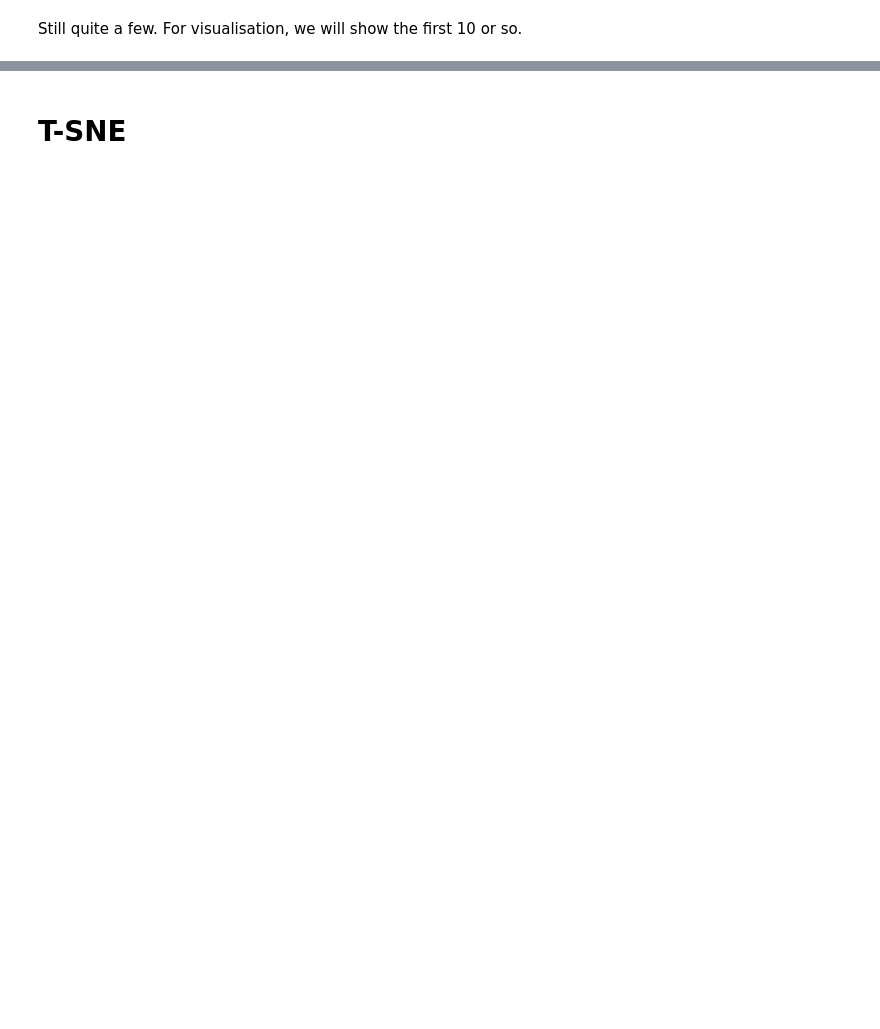
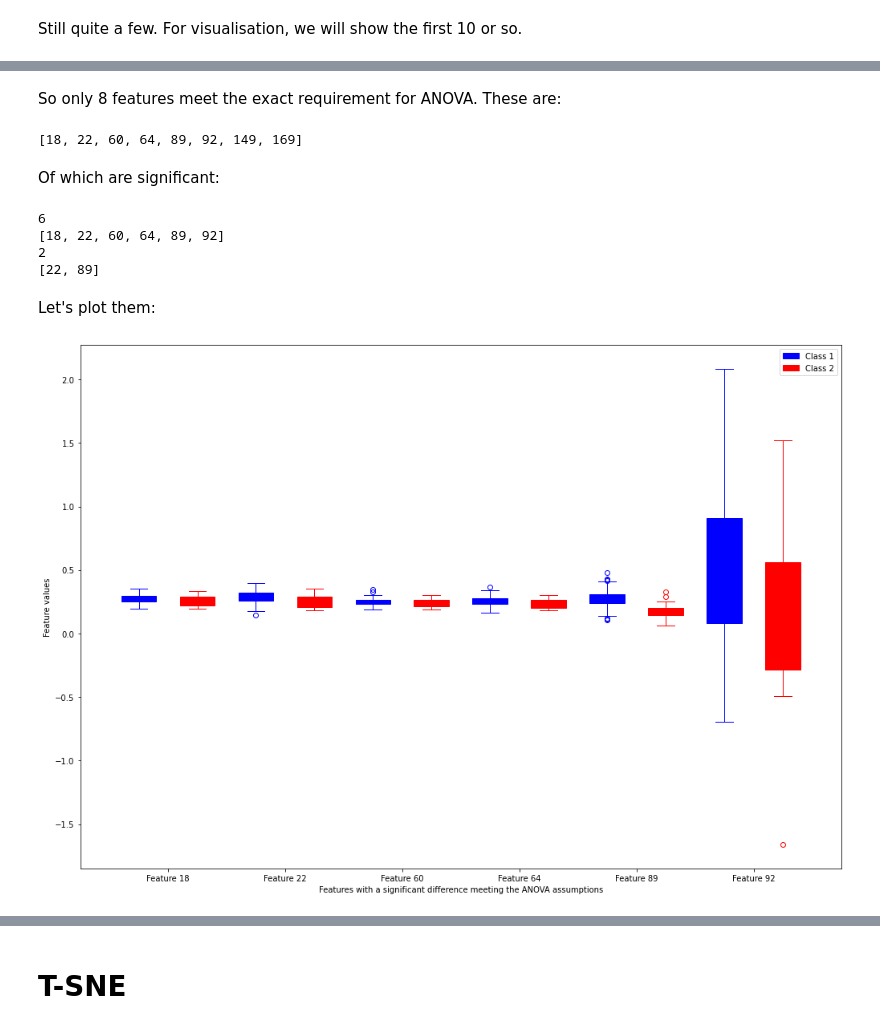
Before and after one commit to mariuscaptari/data-science-coursework, a Jupyter notebook: 3a/3a2/3A2-1_Exploratory_Analysis.ipynb, the cells around one changed output, grey strips where cells are left out. Saved outputs shown, nothing was run; the diff lists cells and outputs as text; code cells hidden in the pictures; blank space fills up the shorter version.

Commit message:
Added some more information w.r.t. ANOVA

```diff
--- a/3a/3a2/3A2-1_Exploratory_Analysis.ipynb
+++ b/3a/3a2/3A2-1_Exploratory_Analysis.ipynb
@@ -195,0 +266,71 @@ plt.show()
+# %% [markdown]
+So only 8 features meet the exact requirement for ANOVA. These are:
+# %%
+print(normal_and_variances)
+# %% [output]
+[18, 22, 60, 64, 89, 92, 149, 169]
+# %% [markdown]
+Of which are significant:
+# %%
+pvals = []
+
+for feature in normal_and_variances:
+    idx = sorted_feature_indices.index(feature)
+    pvals.append(sorted_pvals[idx])
+
+print(sum(v < 0.05 for v in pvals))
+
+sig_anova_prop = [normal_and_variances[i] for i in range(len(normal_and_variances)) if pvals[i] < 0.05]
+print(sig_anova_prop)
+
+print(sum(v < 0.001 for v in pvals))
+print([normal_and_variances[i] for i in range(len(normal_and_variances)) if pvals[i] < 0.001])
+# %% [output]
+6
+[18, 22, 60, 64, 89, 92]
+2
+[22, 89]
+# %% [markdown]
+Let's plot them:
+# %%
+data_best_anova_1 = []
+data_best_anova_2 = []
+
+dps_c1 = df.iloc[orig_indices_class_1]
+dps_c2 = df.iloc[orig_indices_class_2]
+feature_indices = list(range(df.shape[1]))
+
+for i in sig_anova_prop:
+    data_best_anova_1.append(dps_c1[i])
+    data_best_anova_2.append(dps_c2[i])
+
+# We change the size due to all the data
+plt.rcParams['figure.figsize'] = [17, 12]
+
+c = "blue"
+plt.boxplot(data_best_anova_1, positions=list(range(1, 1 + len(sig_anova_prop))), widths=0.3, patch_artist=True,
+            boxprops=dict(facecolor=c, color=c), capprops=dict(color=c),
+            whiskerprops=dict(color=c), flierprops=dict(color=c, markeredgecolor=c), medianprops=dict(color=c))
+
+c = "red"
+plt.boxplot(data_best_anova_2, positions=[0.5 + i for i in range(1, 1 + len(sig_anova_prop))], widths=0.3, patch_artist=True,
+            boxprops=dict(facecolor=c, color=c), capprops=dict(color=c),
+            whiskerprops=dict(color=c), flierprops=dict(color=c, markeredgecolor=c), medianprops=dict(color=c))
+
+y_pos = [0.25 + i for i in range(1, 1 + len(sig_anova_prop))]
+
+plt.xticks(y_pos, [f"Feature {i}" for i in sig_anova_prop])
+
+plt.ylabel("Feature values")
+plt.xlabel("Features with a significant difference meeting the ANOVA assumptions")
+
+#Custom legend as matplotlib does not support labelling the way I'd like
+legend_els = [Patch(facecolor='b', edgecolor='b', label='Class 1'),
+                Patch(facecolor='r', edgecolor='r',label='Class 2')]
+
+
+plt.legend(handles=legend_els, loc="best")
+
+plt.show()
+# %% [output]
+[figure, added]
```
Also changed, not shown: parts of 34 cells of this notebook.
